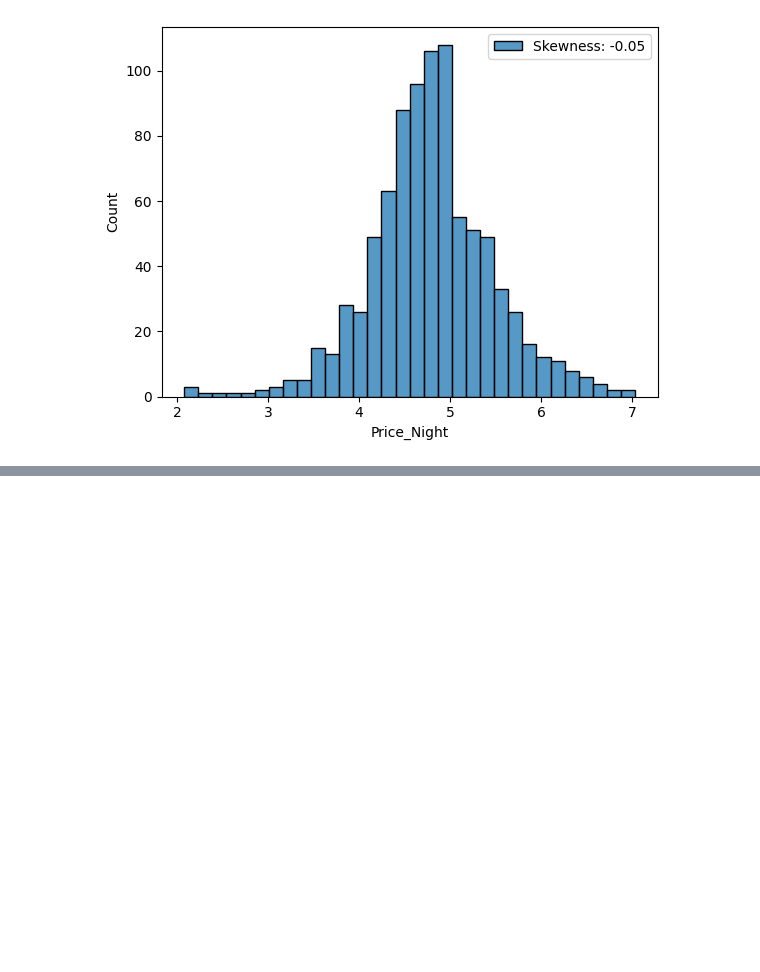
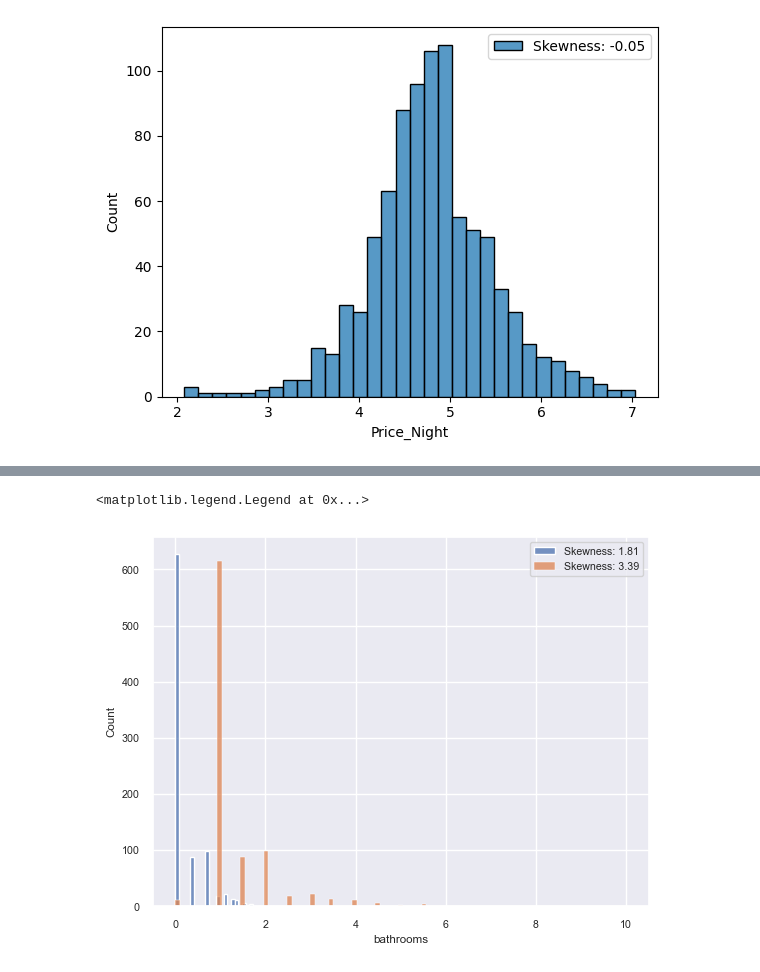
Before and after one commit to SaveSavio/modelling-airbnbs-property-listing-dataset-, a Jupyter notebook: exploratory_data_analysis.ipynb, the cells around one changed output, grey strips where cells are left out. Cells and saved outputs as stored; diff of their text form; code cells hidden in the pictures; blank space fills up the shorter version.

```diff
--- a/exploratory_data_analysis.ipynb
+++ b/exploratory_data_analysis.ipynb
@@ -165,0 +280,9 @@ t.legend()
+# %%
+log_value = df["bathrooms"].map(lambda i: np.log(i) if i > 0 else 0)
+t=sns.histplot(log_value,label="Skewness: %.2f"%(log_value.skew()) )
+t.legend()
+t=sns.histplot(df["bathrooms"],label="Skewness: %.2f"%(df["bathrooms"].skew()) )
+t.legend()
+# %% [output]
+<matplotlib.legend.Legend at 0x...>
+[figure, added]
```
Also changed, not shown: parts of 27 cells of this notebook.
